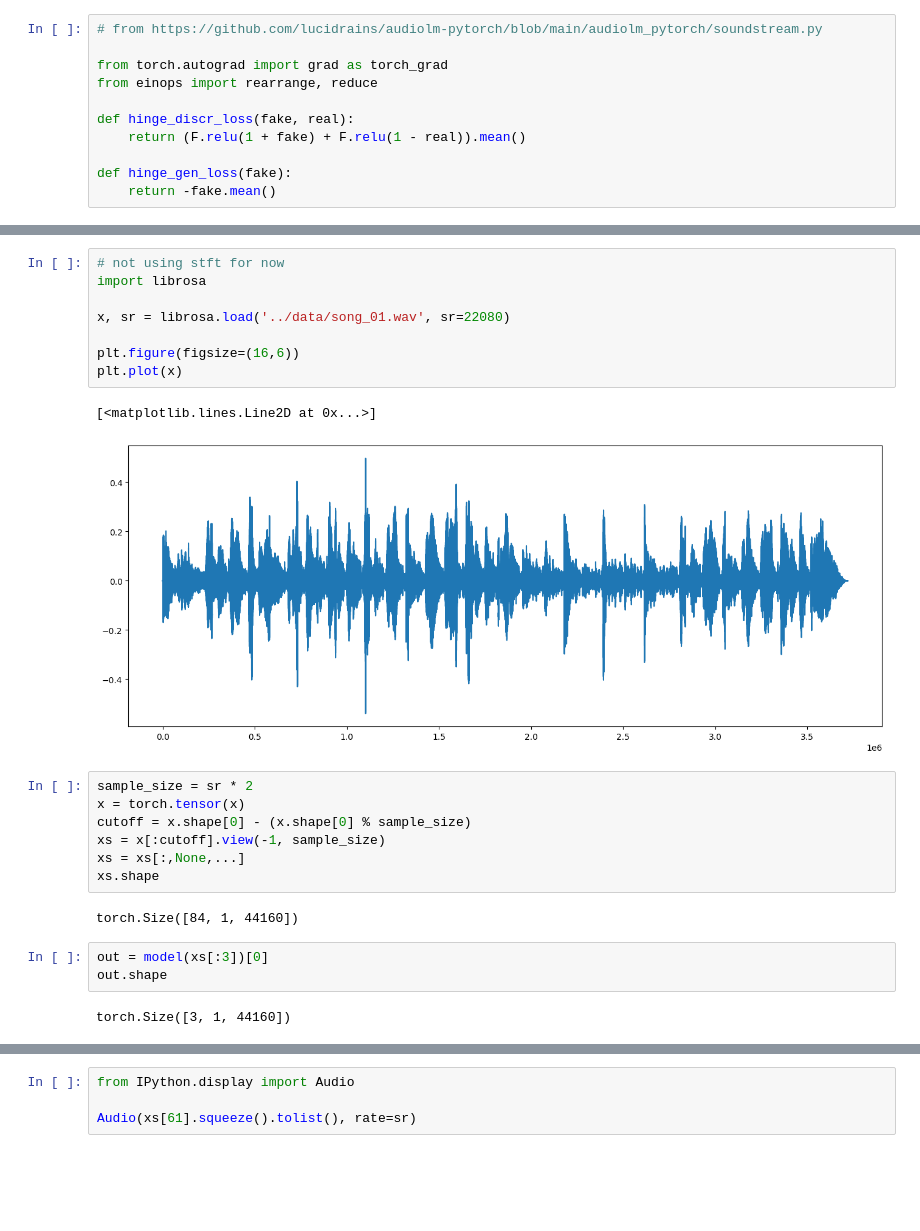
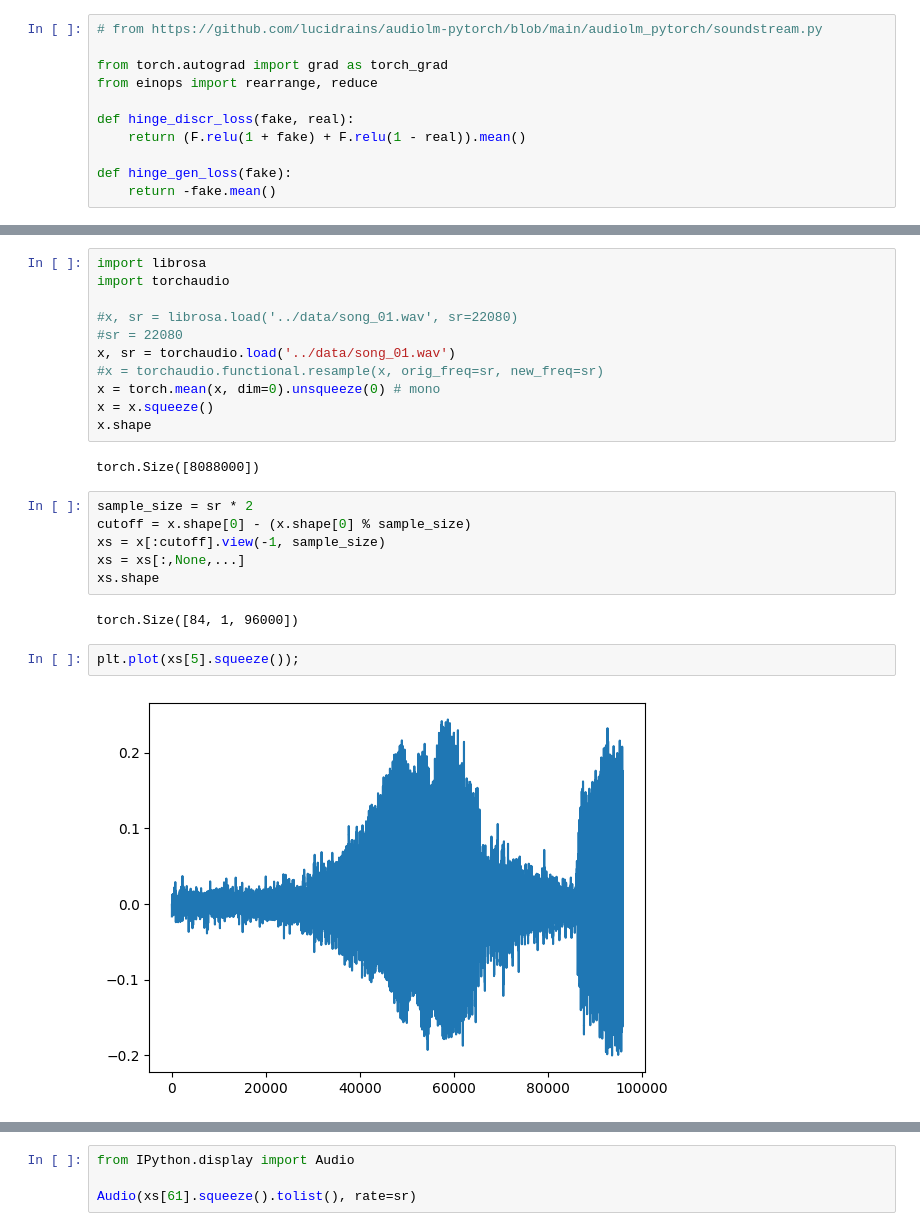
Before and after one commit to pvwoods/elko, a Jupyter notebook: notebooks/soundstream.ipynb, the cells around one changed output, grey strips where cells are left out. Drawn from its saved outputs; the diff is of its cells as text; blank space fills up the shorter version.

```diff
--- a/notebooks/soundstream.ipynb
+++ b/notebooks/soundstream.ipynb
@@ -506,27 +598,27 @@ x.shape, out.shape, embs.shape, codes.shape, loss
 # %%
-# not using stft for now
 import librosa
+import torchaudio
 
-x, sr = librosa.load('../data/song_01.wav', sr=22080)
-
-plt.figure(figsize=(16,6))
-plt.plot(x)
+#x, sr = librosa.load('../data/song_01.wav', sr=22080)
+#sr = 22080
+x, sr = torchaudio.load('../data/song_01.wav')
+#x = torchaudio.functional.resample(x, orig_freq=sr, new_freq=sr)
+x = torch.mean(x, dim=0).unsqueeze(0) # mono
+x = x.squeeze()
+x.shape
 # %% [output]
-[<matplotlib.lines.Line2D at 0x...>]
+torch.Size([8088000])
-[figure, removed]
 # %%
 sample_size = sr * 2
-x = torch.tensor(x)
 cutoff = x.shape[0] - (x.shape[0] % sample_size)
 xs = x[:cutoff].view(-1, sample_size)
 xs = xs[:,None,...]
 xs.shape
 # %% [output]
-torch.Size([84, 1, 44160])
+torch.Size([84, 1, 96000])
-# %%
-out = model(xs[:3])[0]
-out.shape
-# %% [output]
-torch.Size([3, 1, 44160])
+# %%
+plt.plot(xs[5].squeeze());
+# %% [output]
+[figure, added]
 # %%
 plt.figure(figsize=(16,6))
```
Also changed, not shown: parts of 11 cells of this notebook.
